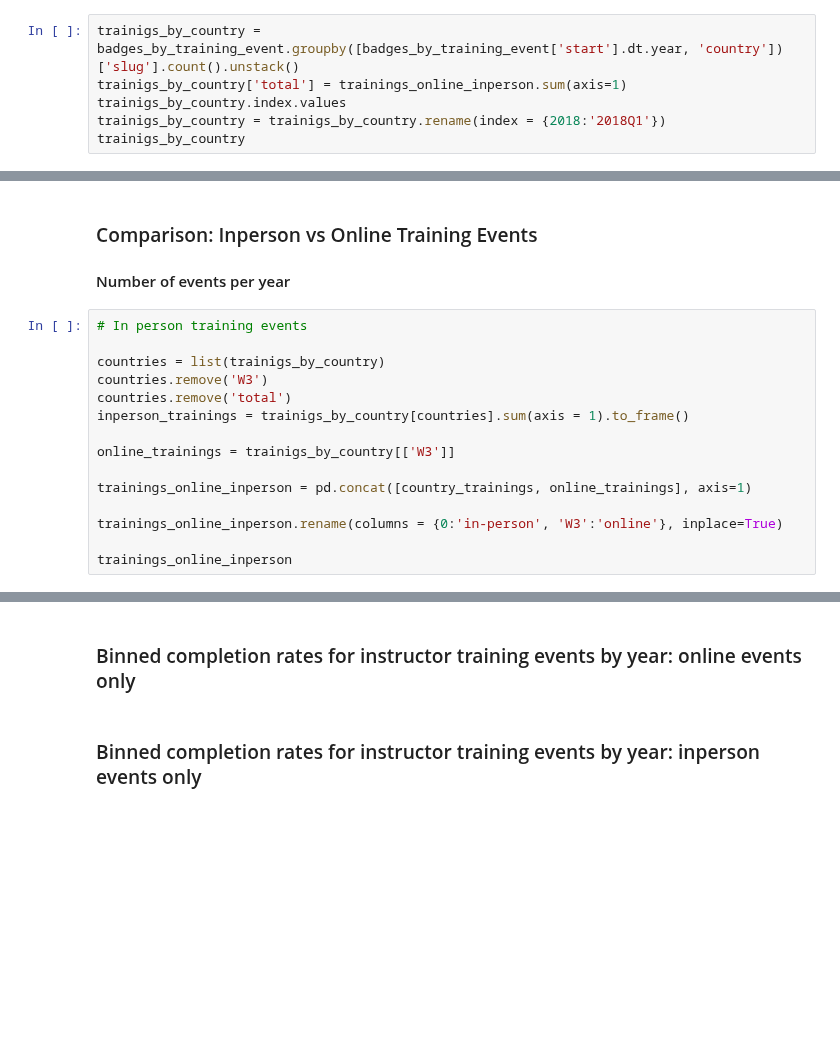
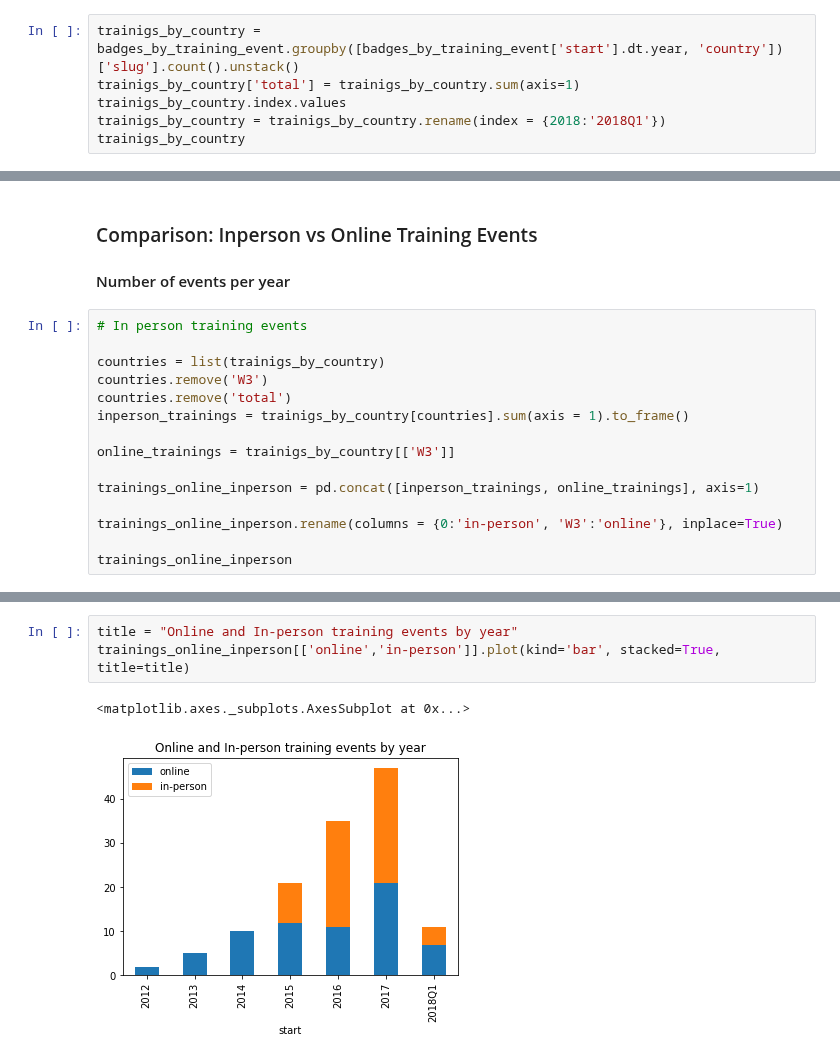
Before and after one commit to carpentries/assessment, a Jupyter notebook: programmatic-assessment/workshops/final_report_draft.ipynb, the cells around one changed output, grey strips where cells are left out. Cells and saved outputs as stored; diff of their text form; blank space fills up the shorter version.

```diff
--- a/programmatic-assessment/workshops/final_report_draft.ipynb
+++ b/programmatic-assessment/workshops/final_report_draft.ipynb
@@ -262,7 +452,7 @@ badges_by_training_event
 ### Number of instructor training events by country
 # %%
 trainigs_by_country = badges_by_training_event.groupby([badges_by_training_event['start'].dt.year, 'country'])['slug'].count().unstack()
-trainigs_by_country['total'] = trainings_online_inperson.sum(axis=1)
+trainigs_by_country['total'] = trainigs_by_country.sum(axis=1)
 trainigs_by_country.index.values
 trainigs_by_country = trainigs_by_country.rename(index = {2018:'2018Q1'})
 trainigs_by_country
@@ -317,7 +554,7 @@ inperson_trainings = trainigs_by_country[countries].sum(axis = 1).to_frame()
 
 online_trainings = trainigs_by_country[['W3']]
 
-trainings_online_inperson = pd.concat([country_trainings, online_trainings], axis=1)
+trainings_online_inperson = pd.concat([inperson_trainings, online_trainings], axis=1)
 
 trainings_online_inperson.rename(columns = {0:'in-person', 'W3':'online'}, inplace=True)
 
@@ -325,4 +572,6 @@ trainings_online_inperson
-# %% [markdown]
-### Binned completion rates for instructor training events by year: online events only
-# %% [markdown]
-### Binned completion rates for instructor training events by year: inperson events only
+# %%
+title = "Online and In-person training events by year"
+trainings_online_inperson[['online','in-person']].plot(kind='bar', stacked=True, title=title)
+# %% [output]
+<matplotlib.axes._subplots.AxesSubplot at 0x...>
+[figure, added]
```
Also changed, not shown: parts of 37 cells of this notebook, 1 other file.
